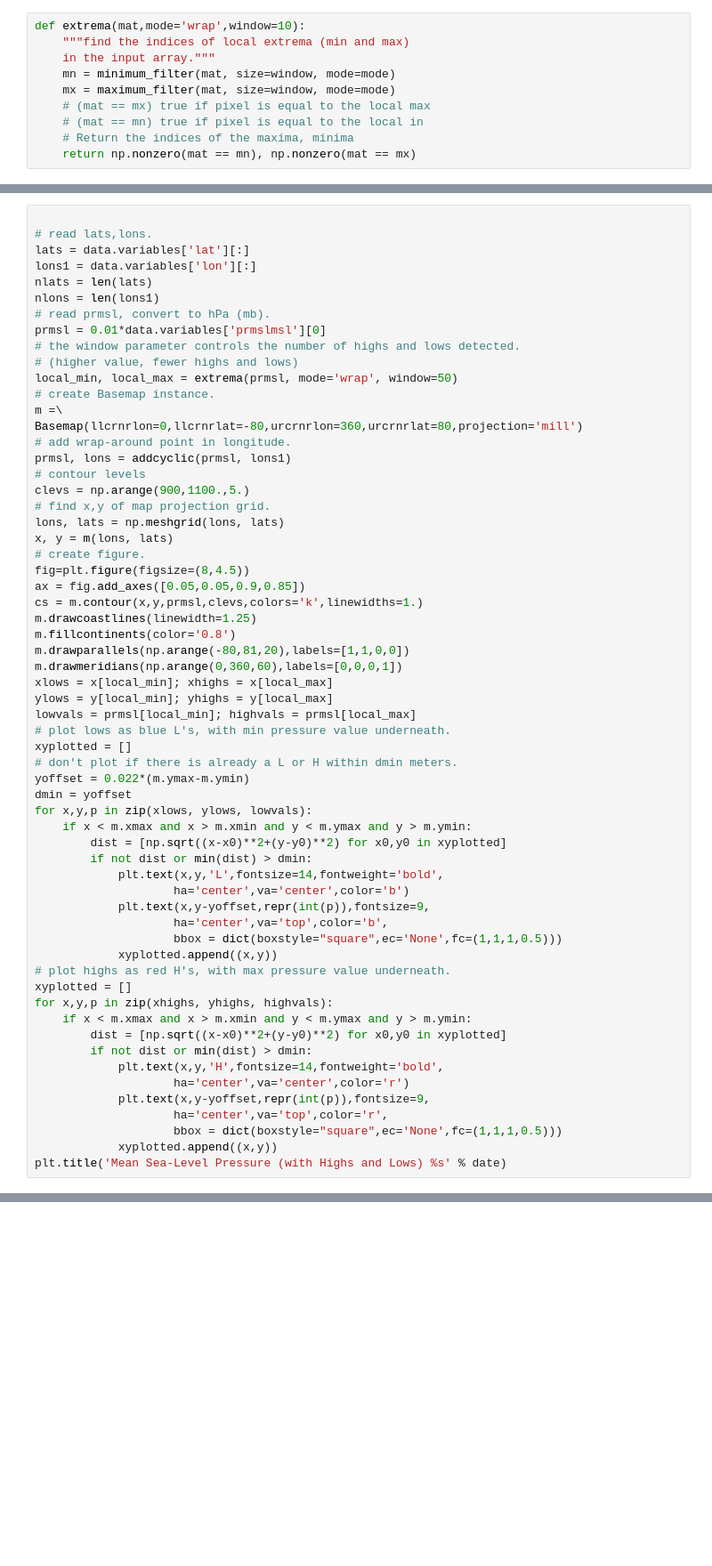
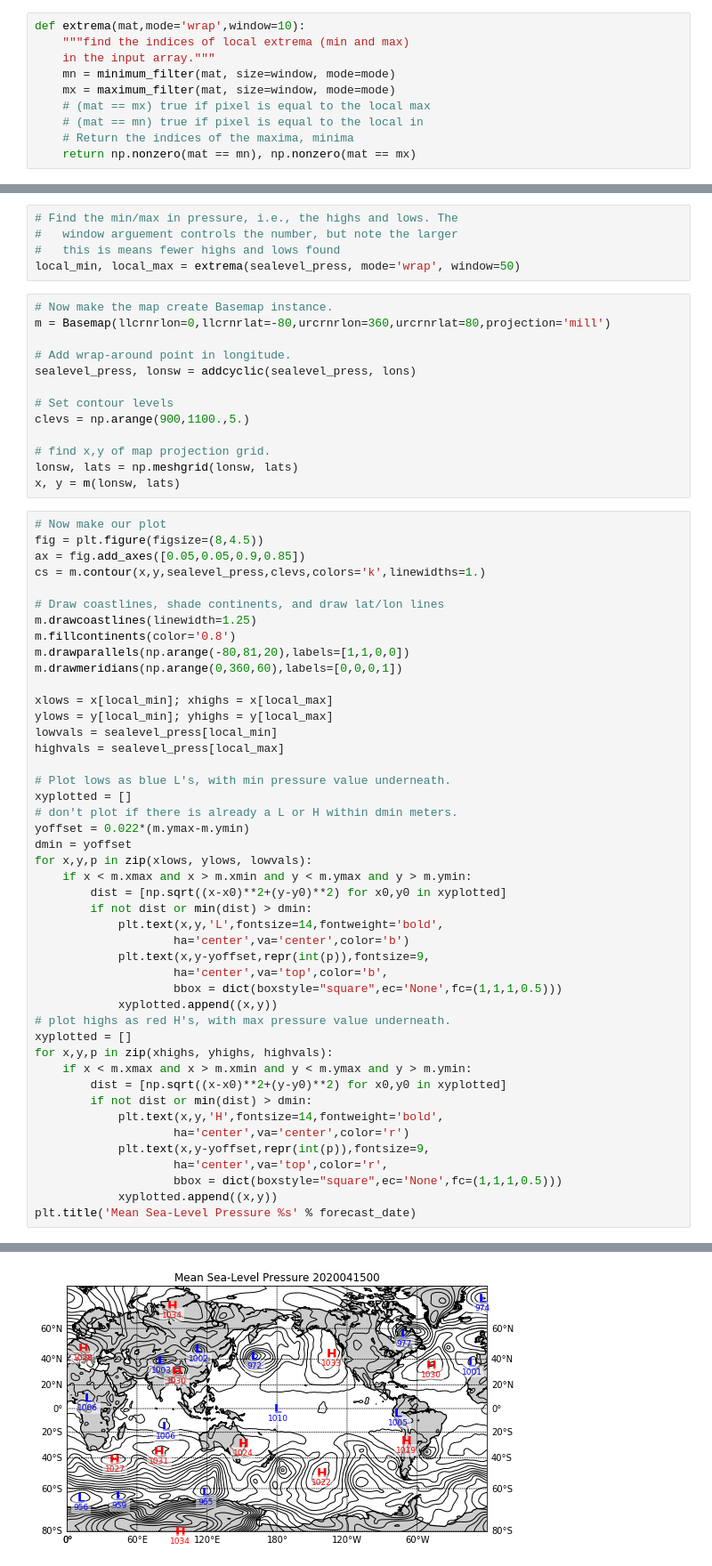
Before and after one commit to jpotemra/OCN-463, a Jupyter notebook: 19_Pressure_lines.ipynb, the cells around one changed output, grey strips where cells are left out. Shown: that part at 89% size. Drawn from its saved outputs; the diff is of its cells as text; blank space fills up the shorter version.

```diff
--- a/19_Pressure_lines.ipynb
+++ b/19_Pressure_lines.ipynb
@@ -29,37 +46,39 @@ OSError: [Errno -68] NetCDF: I/O failure: b'http://nomads.ncep.noaa.gov:9090/dod
+# %%
+# Find the min/max in pressure, i.e., the highs and lows. The
+#   window arguement controls the number, but note the larger
+#   this is means fewer highs and lows found
+local_min, local_max = extrema(sealevel_press, mode='wrap', window=50)
+# %%
+# Now make the map create Basemap instance.
+m = Basemap(llcrnrlon=0,llcrnrlat=-80,urcrnrlon=360,urcrnrlat=80,projection='mill')
+
+# Add wrap-around point in longitude.
+sealevel_press, lonsw = addcyclic(sealevel_press, lons)
+
+# Set contour levels
+clevs = np.arange(900,1100.,5.)
+
+# find x,y of map projection grid.
+lonsw, lats = np.meshgrid(lonsw, lats)
+x, y = m(lonsw, lats)
 # %%
+# Now make our plot
+fig = plt.figure(figsize=(8,4.5))
+ax = fig.add_axes([0.05,0.05,0.9,0.85])
+cs = m.contour(x,y,sealevel_press,clevs,colors='k',linewidths=1.)
 
-# read lats,lons.
-lats = data.variables['lat'][:]
-lons1 = data.variables['lon'][:]
-nlats = len(lats)
-nlons = len(lons1)
-# read prmsl, convert to hPa (mb).
-prmsl = 0.01*data.variables['prmslmsl'][0]
-# the window parameter controls the number of highs and lows detected.
-# (higher value, fewer highs and lows)
-local_min, local_max = extrema(prmsl, mode='wrap', window=50)
-# create Basemap instance.
-m =\
-Basemap(llcrnrlon=0,llcrnrlat=-80,urcrnrlon=360,urcrnrlat=80,projection='mill')
-# add wrap-around point in longitude.
-prmsl, lons = addcyclic(prmsl, lons1)
-# contour levels
-clevs = np.arange(900,1100.,5.)
-# find x,y of map projection grid.
-lons, lats = np.meshgrid(lons, lats)
-x, y = m(lons, lats)
-# create figure.
-fig=plt.figure(figsize=(8,4.5))
-ax = fig.add_axes([0.05,0.05,0.9,0.85])
-cs = m.contour(x,y,prmsl,clevs,colors='k',linewidths=1.)
+# Draw coastlines, shade continents, and draw lat/lon lines
 m.drawcoastlines(linewidth=1.25)
 m.fillcontinents(color='0.8')
 m.drawparallels(np.arange(-80,81,20),labels=[1,1,0,0])
 m.drawmeridians(np.arange(0,360,60),labels=[0,0,0,1])
+
 xlows = x[local_min]; xhighs = x[local_max]
 ylows = y[local_min]; yhighs = y[local_max]
-lowvals = prmsl[local_min]; highvals = prmsl[local_max]
-# plot lows as blue L's, with min pressure value underneath.
+lowvals = sealevel_press[local_min]
+highvals = sealevel_press[local_max]
+
+# Plot lows as blue L's, with min pressure value underneath.
 xyplotted = []
 # don't plot if there is already a L or H within dmin meters.
 yoffset = 0.022*(m.ymax-m.ymin)
@@ -86,4 +105,5 @@ for x,y,p in zip(xhighs, yhighs, highvals):
                     ha='center',va='top',color='r',
                     bbox = dict(boxstyle="square",ec='None',fc=(1,1,1,0.5)))
             xyplotted.append((x,y))
-plt.title('Mean Sea-Level Pressure (with Highs and Lows) %s' % date)
+plt.title('Mean Sea-Level Pressure %s' % forecast_date)
+# %% [output]
@@ -89,0 +111 @@ plt.title('Mean Sea-Level Pressure (with Highs and Lows) %s' % date)
+[figure, added]
```
Also changed, not shown: parts of 5 cells of this notebook.
